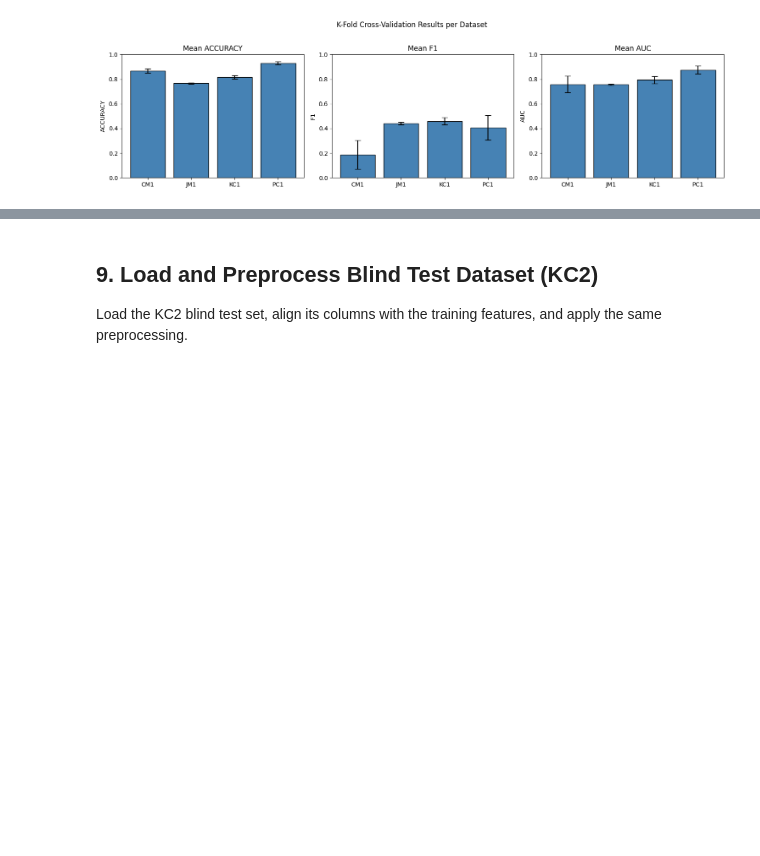
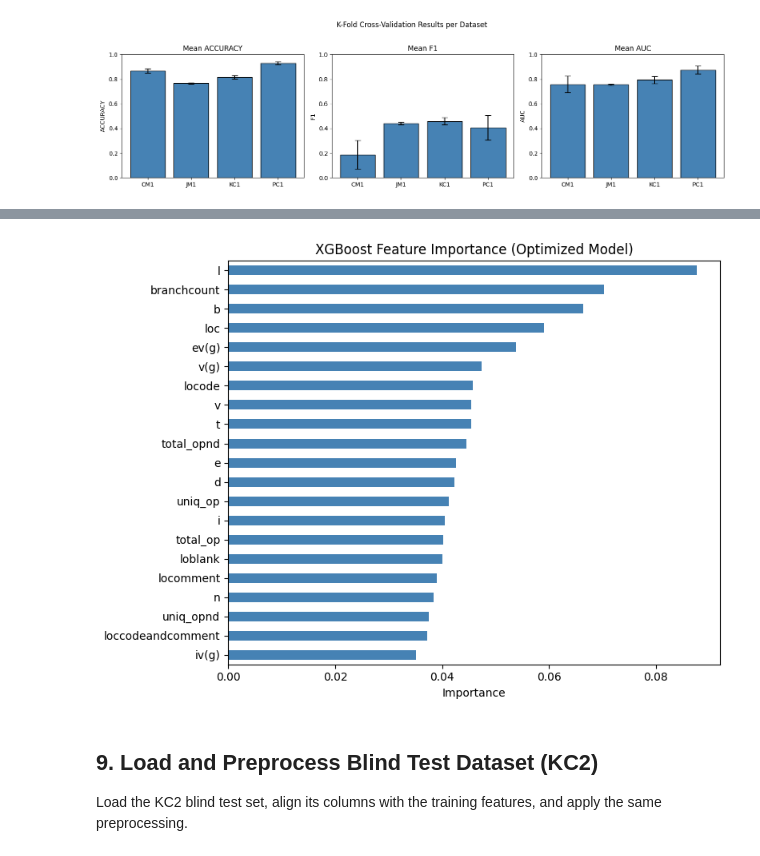
Before and after one commit to PaulaBras/nasa-promise, a Jupyter notebook: xgboost_kfold_defect_prediction.ipynb, the cells around one changed output, grey strips where cells are left out. Cells and saved outputs as stored; diff of their text form; code cells hidden in the pictures; blank space fills up the shorter version.

```diff
--- a/xgboost_kfold_defect_prediction.ipynb
+++ b/xgboost_kfold_defect_prediction.ipynb
@@ -304,3 +383,14 @@ plt.show()
+# %%
+# Feature importance from the final optimized model
+importance = pd.Series(final_model.feature_importances_, index=FEATURE_COLS).sort_values(ascending=True)
+plt.figure(figsize=(8, 6))
+importance.plot.barh(color="steelblue")
+plt.title("XGBoost Feature Importance (Optimized Model)")
+plt.xlabel("Importance")
+plt.tight_layout()
+plt.show()
+# %% [output]
+[figure, added]
 # %% [markdown]
 ## 9. Load and Preprocess Blind Test Dataset (KC2)
 
```
Also changed, not shown: parts of 7 cells of this notebook, 1 other file.
